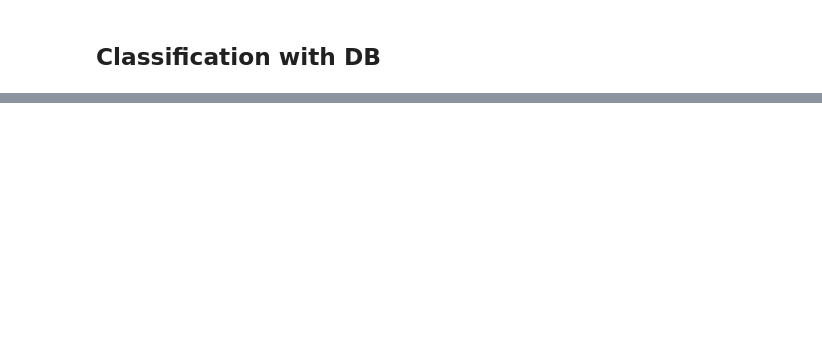
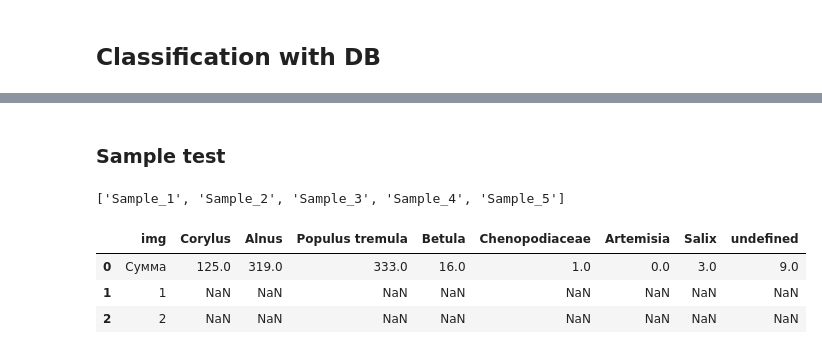
Before and after one commit to Digiratory/Pollen-Analyzer, a Jupyter notebook: Complete_pipeline.ipynb, the cells around one changed output, grey strips where cells are left out. Cells and saved outputs as stored; diff of their text form; code cells hidden in the pictures; blank space fills up the shorter version.

```diff
--- a/Complete_pipeline.ipynb
+++ b/Complete_pipeline.ipynb
@@ -410,0 +678,2 @@ plot(images, pred)
+# %% [markdown]
+### Sample test
@@ -410,0 +685,16 @@ plot(images, pred)
+# %%
+TEST_SAMPLES_ROOT = "/home/jovyan/data/pollen_dataset_2024_11_22/pollen_dataset_2024_11_22/Sample"
+excel_path = os.path.join(TEST_SAMPLES_ROOT, "Sample content.xlsx")
+df = pd.ExcelFile(excel_path)
+# %%
+df.sheet_names
+# %% [output]
+['Sample_1', 'Sample_2', 'Sample_3', 'Sample_4', 'Sample_5']
+# %%
+sheet_data = df.parse(df.sheet_names[0])
+sheet_data.head(3)
+# %% [output]
+|  | img | Corylus | Alnus | Populus tremula | Betula | Chenopodiaceae | Artemisia | Salix | undefined |
+| 0 | Сумма | 125.0 | 319.0 | 333.0 | 16.0 | 1.0 | 0.0 | 3.0 | 9.0 |
+| 1 | 1 | NaN | NaN | NaN | NaN | NaN | NaN | NaN | NaN |
+| 2 | 2 | NaN | NaN | NaN | NaN | NaN | NaN | NaN | NaN |
```
Also changed, not shown: parts of 26 cells of this notebook.
